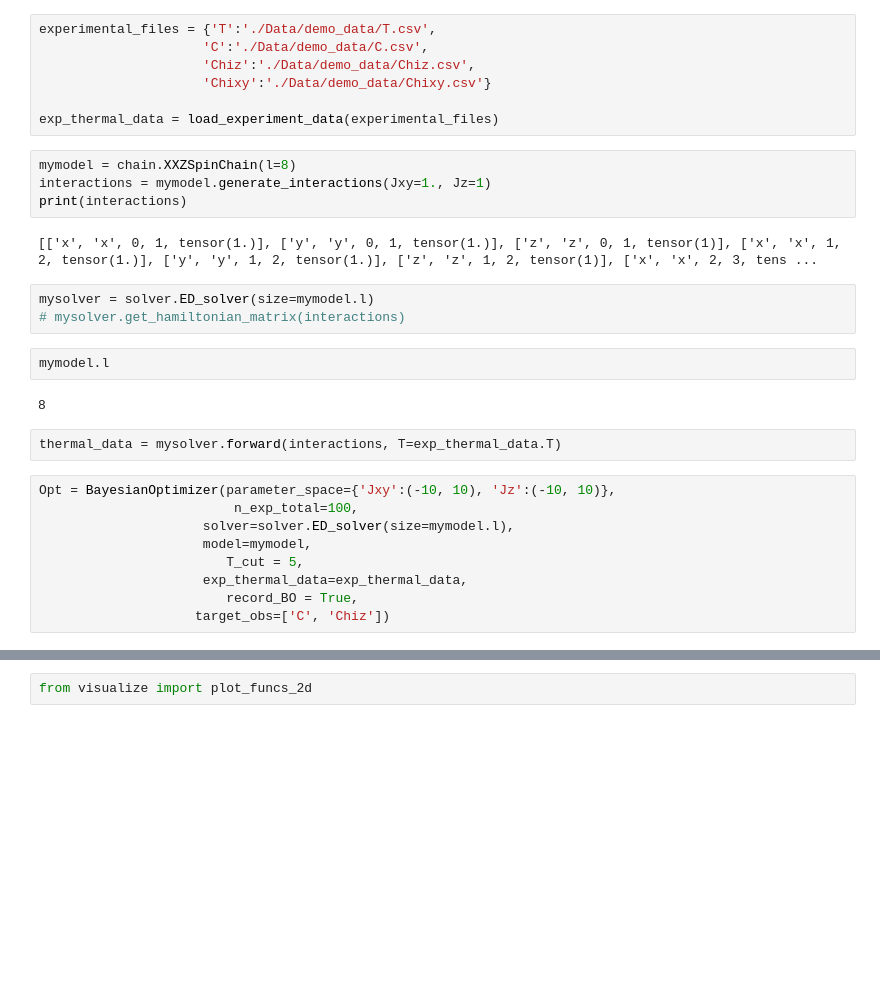
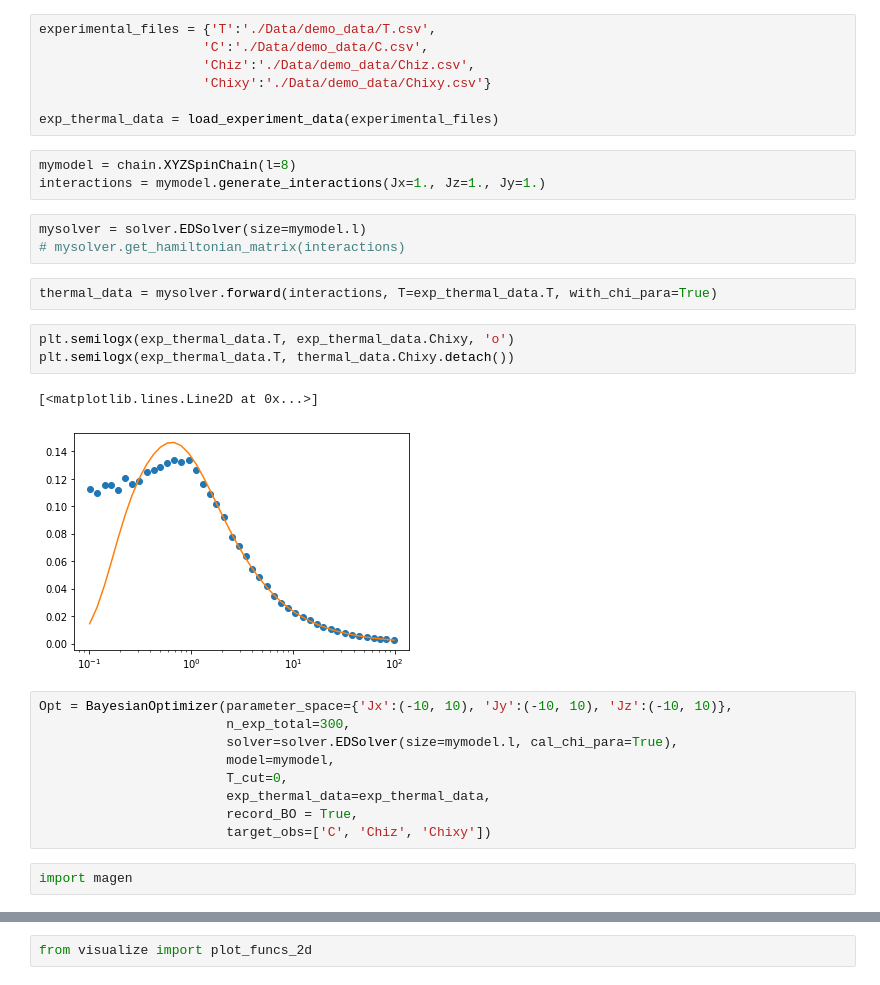
Before and after one commit to QMagen/PyQMagen, a Jupyter notebook: Dev.ipynb, the cells around one changed output, grey strips where cells are left out. Saved outputs shown, nothing was run; the diff lists cells and outputs as text; blank space fills up the shorter version.

```diff
--- a/Dev.ipynb
+++ b/Dev.ipynb
@@ -16,29 +16,30 @@ experimental_files = {'T':'./Data/demo_data/T.csv',
 
 exp_thermal_data = load_experiment_data(experimental_files)
 # %%
-mymodel = chain.XXZSpinChain(l=8)
-interactions = mymodel.generate_interactions(Jxy=1., Jz=1)
-print(interactions)
+mymodel = chain.XYZSpinChain(l=8)
+interactions = mymodel.generate_interactions(Jx=1., Jz=1., Jy=1.)
-# %% [output]
-[['x', 'x', 0, 1, tensor(1.)], ['y', 'y', 0, 1, tensor(1.)], ['z', 'z', 0, 1, tensor(1)], ['x', 'x', 1, 2, tensor(1.)], ['y', 'y', 1, 2, tensor(1.)], ['z', 'z', 1, 2, tensor(1)], ['x', 'x', 2, 3, tens ...
 # %%
-mysolver = solver.ED_solver(size=mymodel.l)
+mysolver = solver.EDSolver(size=mymodel.l)
 # mysolver.get_hamiltonian_matrix(interactions)
-# %%
-mymodel.l
-# %% [output]
-8
 # %%
-thermal_data = mysolver.forward(interactions, T=exp_thermal_data.T)
+thermal_data = mysolver.forward(interactions, T=exp_thermal_data.T, with_chi_para=True)
+# %%
+plt.semilogx(exp_thermal_data.T, exp_thermal_data.Chixy, 'o')
+plt.semilogx(exp_thermal_data.T, thermal_data.Chixy.detach())
+# %% [output]
+[<matplotlib.lines.Line2D at 0x...>]
+[figure, added]
 # %%
-Opt = BayesianOptimizer(parameter_space={'Jxy':(-10, 10), 'Jz':(-10, 10)},
-                         n_exp_total=100,
-                     solver=solver.ED_solver(size=mymodel.l),
-                     model=mymodel,
-                        T_cut = 5,
-                     exp_thermal_data=exp_thermal_data,
+Opt = BayesianOptimizer(parameter_space={'Jx':(-10, 10), 'Jy':(-10, 10), 'Jz':(-10, 10)},
+                        n_exp_total=300,
+                        solver=solver.EDSolver(size=mymodel.l, cal_chi_para=True),
+                        model=mymodel,
+                        T_cut=0,
+                        exp_thermal_data=exp_thermal_data,
                         record_BO = True,
-                    target_obs=['C', 'Chiz'])
+                        target_obs=['C', 'Chiz', 'Chixy'])
+# %%
+import magen
 # %%
 res = Opt.minimize(log_accelerate=False)
 # %% [output]
```
Also changed, not shown: parts of 4 cells of this notebook, 7 other files.
